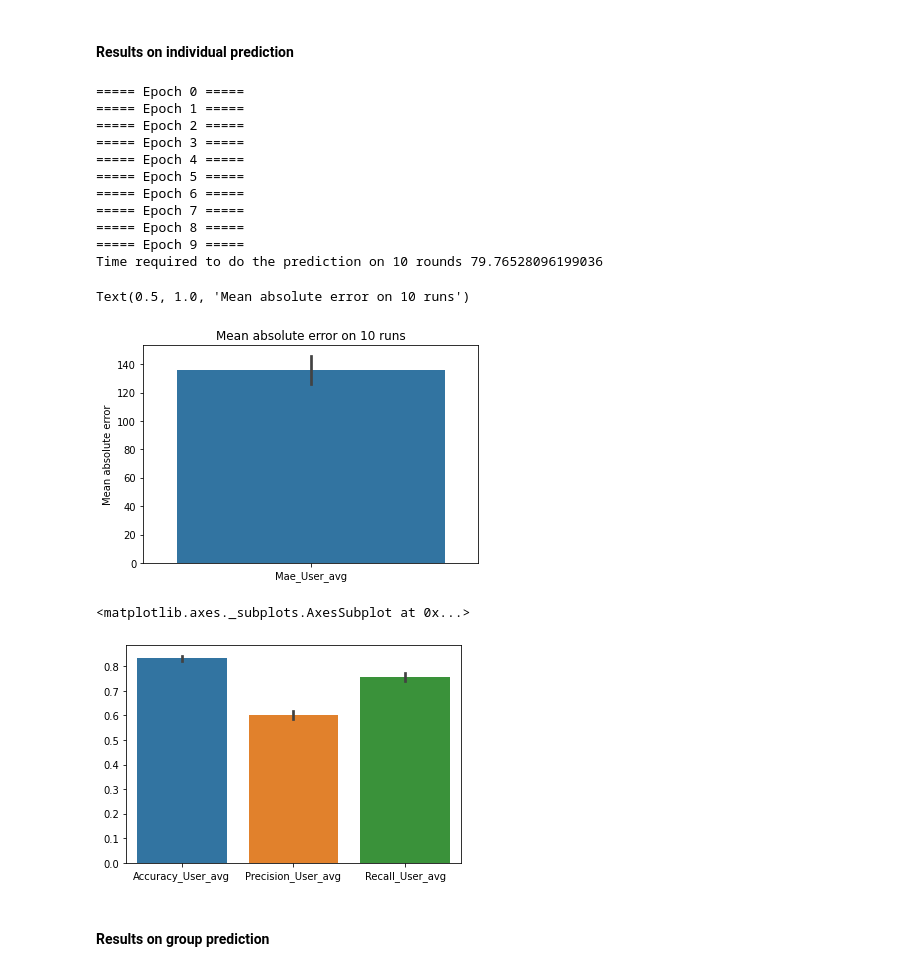
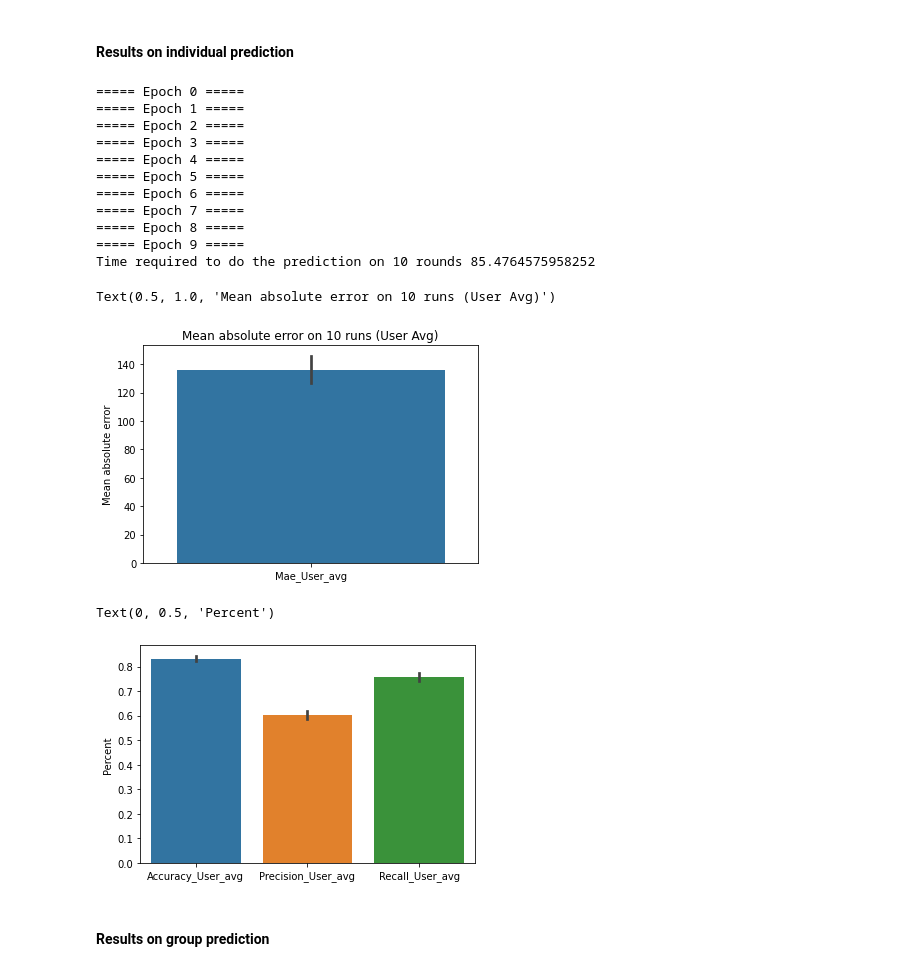
Before and after one commit to Caotick/mlbd-project, a Jupyter notebook: mlbd_project.ipynb, the cells around one changed output. Cells and saved outputs as stored; diff of their text form; code cells hidden in the pictures.

```diff
--- a/mlbd_project.ipynb
+++ b/mlbd_project.ipynb
@@ -567,11 +567,11 @@ def compute_mae(pred_method, helper_df):
 # %% [markdown]
 Computes accuracy, precision and recall
 # %%
-def compute_appreciation(pred_method, helper_df, user_specific_threshold = None, threshold = 100):
-    predictions = np.zeros(len(test))
-    reals = np.zeros(len(test))
+def compute_appreciation(test_df, pred_method, helper_df, threshold = 250):
+    predictions = np.zeros(len(test_df))
+    reals = np.zeros(len(test_df))
     indice = 0
-    for i, row in test.iterrows():
+    for i, row in test_df.iterrows():
         user = row.ID
         artist = row.Artist
         prediction = pred_method(user, artist, helper_df)
@@ -586,7 +586,7 @@ def compute_appreciation(pred_method, helper_df, user_specific_threshold = None,
 
     acc = np.sum(predictions == reals)
 
-    return mae/len(test_df), acc/len(test_df), tp/(tp+fp), tp/(tp + fn)
+    return acc/len(test_df), tp/(tp+fp), tp/(tp + fn)
 # %% [markdown]
 Computes mae, accuracy, precision and recall in one go
 # %%
@@ -638,7 +638,11 @@ def compute_n_rounds(pred_method, nb_users_selected = 500, n = 10, n_neighbors =
         subset = top_merged[top_merged.ID.isin(subset_500_users.index)]
         train, test = split_train_test(subset, train_size=0.95)
 
-        if pred_method == compute_pred_avg_user:
+        if pred_method == trivial:
+            mae = 0 # Makes no sense to compute MAE
+            acc, prec, rec = compute_appreciation(test, pred_method, None)
+
+        elif pred_method == compute_pred_avg_user:
             avg_user_listens = train[['ID', 'Plays']].groupby("ID").mean('Plays').reset_index()
             mae, acc, prec, rec = compute_mae_and_app(test, pred_method, avg_user_listens)
 
@@ -646,14 +650,16 @@ def compute_n_rounds(pred_method, nb_users_selected = 500, n = 10, n_neighbors =
             avg_artist_listens = train[['Artist', 'Plays']].groupby("Artist").mean('Plays').reset_index()
             mae, acc, prec, rec = compute_mae_and_app(test, pred_method, avg_artist_listens)
 
+        elif pred_method == compute_pred_user_item:
+            mae, acc, prec, rec = compute_mae_and_app(test, pred_method, train) #sim measures doesn't need a helper set
+
         elif pred_method == compute_pred_knn:
             knn_pivot = subset.pivot_table(index = 'ID', columns = 'Artist', values = 'Plays').fillna(0).astype(bool)
             model_knn = NearestNeighbors(metric='jaccard', n_neighbors=n_neighbors, n_jobs=-1)
             model_knn.fit(knn_pivot)
             mae, acc, prec, rec = compute_mae_and_app(test, pred_method, train, knn_pivot, model_knn, using_knn = True)
 
-        else:
-            mae, acc, prec, rec = compute_mae_and_app(test, pred_method, train) #sim measures doesn't a helper set
+
 
         maes.append(mae)
         accs.append(acc)
@@ -781,19 +853,20 @@ print(f"Time required to do the prediction on 10 rounds {end - start}")
 ===== Epoch 7 =====
 ===== Epoch 8 =====
 ===== Epoch 9 =====
-Time required to do the prediction on 10 rounds 79.76528096199036
+Time required to do the prediction on 10 rounds 85.4764575958252
 # %%
 sns.barplot(data = pd.DataFrame(maes_users, columns = ["Mae_User_avg"]))
 plt.ylabel("Mean absolute error")
-plt.title("Mean absolute error on 10 runs")
+plt.title("Mean absolute error on 10 runs (User Avg)")
 # %% [output]
-Text(0.5, 1.0, 'Mean absolute error on 10 runs')
+Text(0.5, 1.0, 'Mean absolute error on 10 runs (User Avg)')
-[figure, old version]
+[figure, new version]
 # %%
 sns.barplot(data = pd.DataFrame({"Accuracy_User_avg":accs_users, "Precision_User_avg":precs_users, "Recall_User_avg":recs_users}))
+plt.ylabel("Percent")
 # %% [output]
-<matplotlib.axes._subplots.AxesSubplot at 0x...>
+Text(0, 0.5, 'Percent')
-[figure, old version]
+[figure, new version]
 # %% [markdown]
 #### Results on group prediction
 # %%
```
Also changed, not shown: parts of 49 cells of this notebook.
